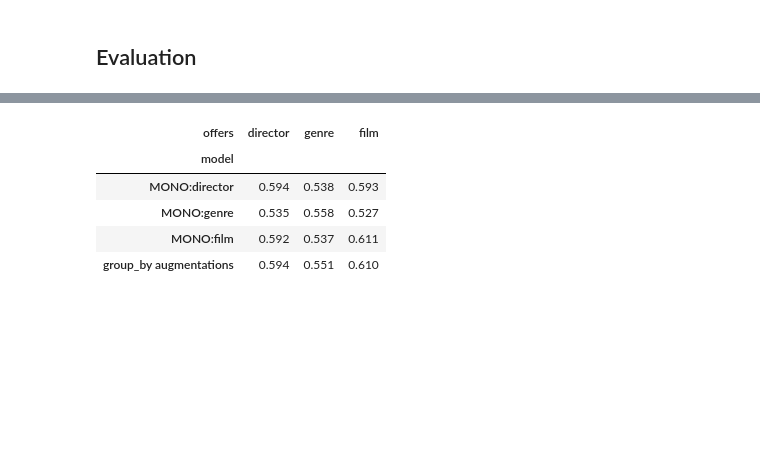
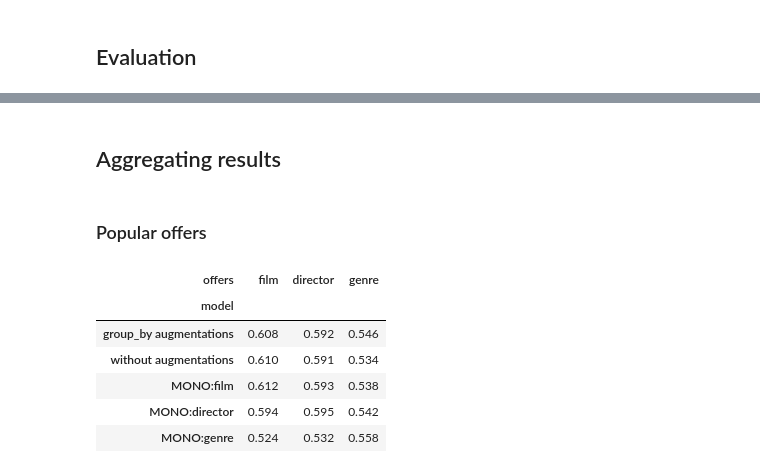
Before and after one commit to tinyclues/group-by-augmentations-model, a Jupyter notebook: training/movielens group by augmentations.ipynb, the cells around one changed output, grey strips where cells are left out. Saved outputs shown, nothing was run; the diff lists cells and outputs as text; code cells hidden in the pictures; blank space fills up the shorter version.

```diff
--- a/training/movielens group by augmentations.ipynb
+++ b/training/movielens group by augmentations.ipynb
@@ -418,3 +413,6 @@ def bi_linear_interaction_model(single_task_feature, name='two_tower_model'):
                   metrics=[BroadcastMetric(AUC_METRIC, NUMBER_OF_NEGATIVES)])
 
     return model
+# %%
+model_wo_augmentations = bi_linear_interaction_model(offer_features, name='model_wo_augm')
+model_wo_augmentations.fit(datasets['train'], epochs=EPOCHS, validation_data=datasets['val'])
@@ -422,7 +439,7 @@ def bi_linear_interaction_model(single_task_feature, name='two_tower_model'):
 mono_feature_models = {}
 for task_offer_feature in TASKS:
     mono_feature_models[task_offer_feature] =\
-        bi_linear_interaction_model(task_offer_feature, name=f'{task_offer_feature}_model')
+        bi_linear_interaction_model([task_offer_feature], name=f'{task_offer_feature}_model')
     mono_feature_models[task_offer_feature].fit(datasets['train'],
                                                 epochs=EPOCHS,
                                                 validation_data=datasets['val'])
@@ -502,14 +511,16 @@ Wall time: 3min 3s
 # %%
 %%time
 from collections import defaultdict
-from utils import evaluate_model, wAUC
+from utils import evaluate_model
 
 aucs = defaultdict(dict)
 for task_offer_feature in TASKS:
+    kw = {'single_task_feature': task_offer_feature, 'test_datasets': test_datasets,
+          'number_of_negatives': NUMBER_OF_NEGATIVES, 'inverse_lookups': inverse_lookups}
+
+    aucs[task_offer_feature]['group_by augmentations'] = evaluate_model(eval_model, **kw)
+    aucs[task_offer_feature]['without augmentations'] = evaluate_model(model_wo_augmentations, **kw)
+
     for model_name in TASKS:
-        aucs[task_offer_feature][f'MONO:{model_name}'] = \
-            evaluate_model(mono_feature_models[model_name],
-                           task_offer_feature, test_datasets, NUMBER_OF_NEGATIVES, inverse_lookups)
-    aucs[task_offer_feature]['group_by augmentations'] = \
-            evaluate_model(eval_model, task_offer_feature, test_datasets, NUMBER_OF_NEGATIVES, inverse_lookups)
+        aucs[task_offer_feature][f'MONO:{model_name}'] = evaluate_model(mono_feature_models[model_name], **kw)
 # %% [output]
@@ -518,20 +532,28 @@ Wall time: 5min 8s
+# %% [markdown]
+## Aggregating results
+# %% [markdown]
+### Popular offers
 # %%
 import pandas as pd
+from utils import wAUC
+
 results = pd.DataFrame()
 for task_name in aucs:
     for model_name in aucs[task_name]:
-        w_auc = wAUC(aucs[task_name][model_name])
+        w_auc = wAUC(aucs[task_name][model_name], cutoff_low=200)
         results = pd.concat([results,
                              pd.Series({'wAUC': w_auc, 'offers': task_name, 'model': model_name}).to_frame().T],
                             ignore_index=True)
 # %%
 pd.pivot_table(results, 'wAUC', 'model', 'offers')\
     .rename(columns={'imdbId': 'film'}, index={'MONO:imdbId': 'MONO:film'})\
+    .iloc[[3, 4, 2, 0, 1]][['film', 'director', 'genre']]\
     .style.background_gradient(cmap='coolwarm').format(precision=3)
 # %% [output]
-| offers | director | genre | film |
+| offers | film | director | genre |
 | model |  |  |  |
-| MONO:director | 0.594 | 0.538 | 0.593 |
-| MONO:genre | 0.535 | 0.558 | 0.527 |
-| MONO:film | 0.592 | 0.537 | 0.611 |
-| group_by augmentations | 0.594 | 0.551 | 0.610 |
+| group_by augmentations | 0.608 | 0.592 | 0.546 |
+| without augmentations | 0.610 | 0.591 | 0.534 |
+| MONO:film | 0.612 | 0.593 | 0.538 |
+| MONO:director | 0.594 | 0.595 | 0.542 |
+| MONO:genre | 0.524 | 0.532 | 0.558 |
```
Also changed, not shown: parts of 18 cells of this notebook, 2 other files.
